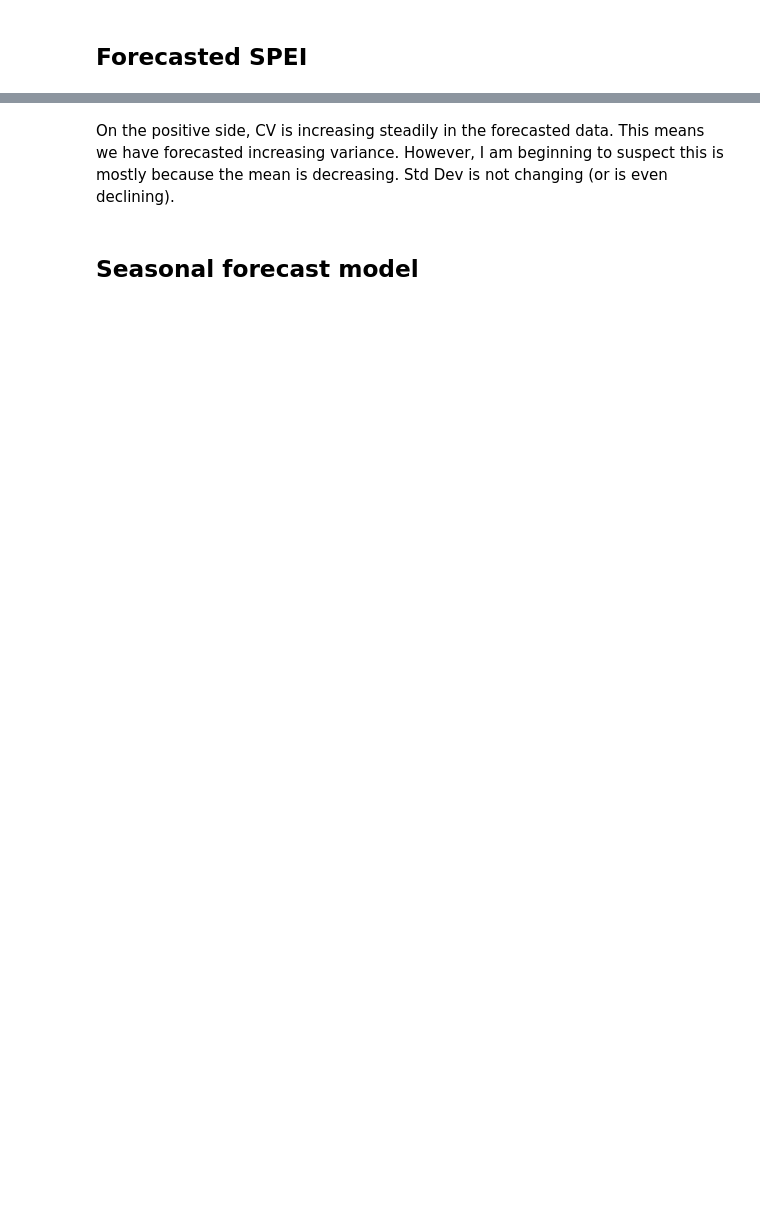
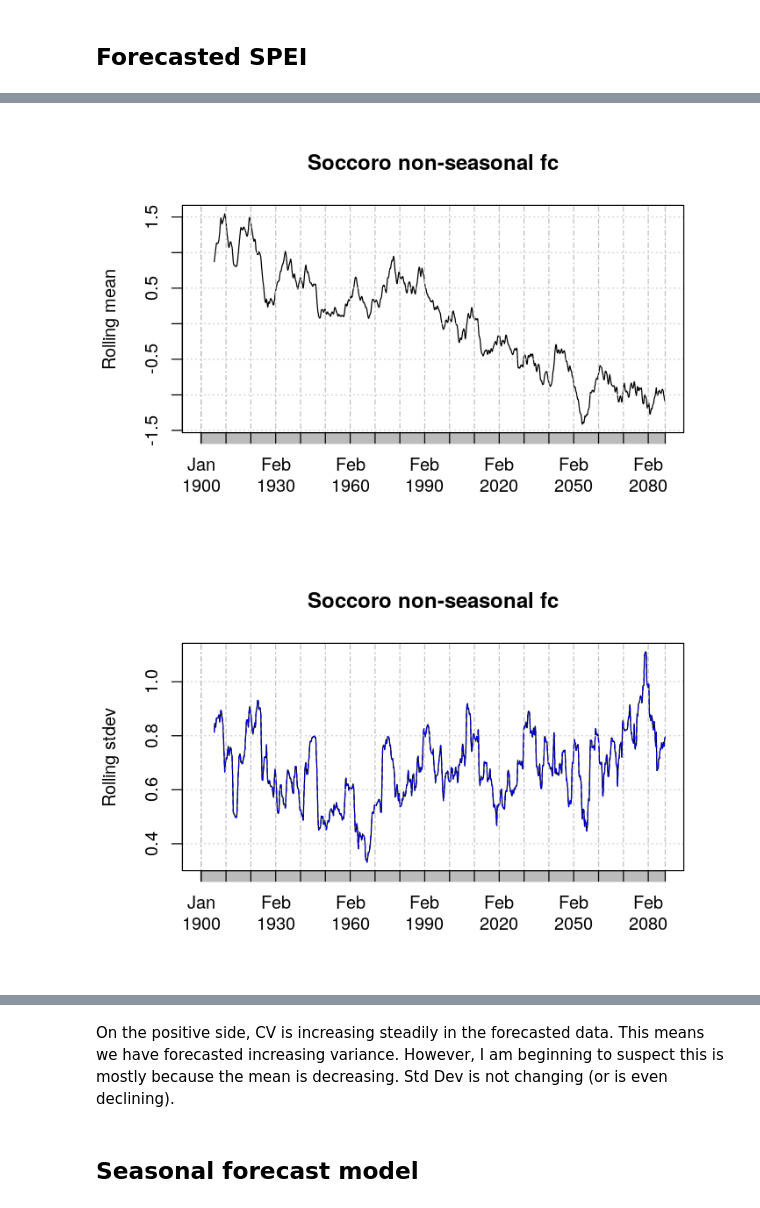
Before and after one commit to gremau/Sev_climatesens_SPEI, a Jupyter notebook: CWDIFF_Socorro_forecasts.ipynb, the cells around one changed output, grey strips where cells are left out. Drawn from its saved outputs; the diff is of its cells as text; code cells hidden in the pictures; blank space fills up the shorter version.

```diff
--- a/CWDIFF_Socorro_forecasts.ipynb
+++ b/CWDIFF_Socorro_forecasts.ipynb
@@ -230,4 +246,7 @@ ERROR: Error in file(file, ifelse(append, "a", "w")): cannot open the connection
 # %%
 # 5 year rolling CV calculation
 source('~/current/GitHub/climate_tools/ts_variability_trends.r')
-cv <- get_rolling_CV(new$spei6mo_fc, wid, positivize=TRUE, plots=TRUE, site='Soccoro non-seasonal fc')
+cv <- get_rolling_CV(new$spei6mo_fc, 5*12, positivize=TRUE, plots=TRUE, site='Soccoro non-seasonal fc')
+# %% [output]
+[figure, added]
+[figure, added]
```
Also changed, not shown: parts of 13 cells of this notebook, 2 other files.
